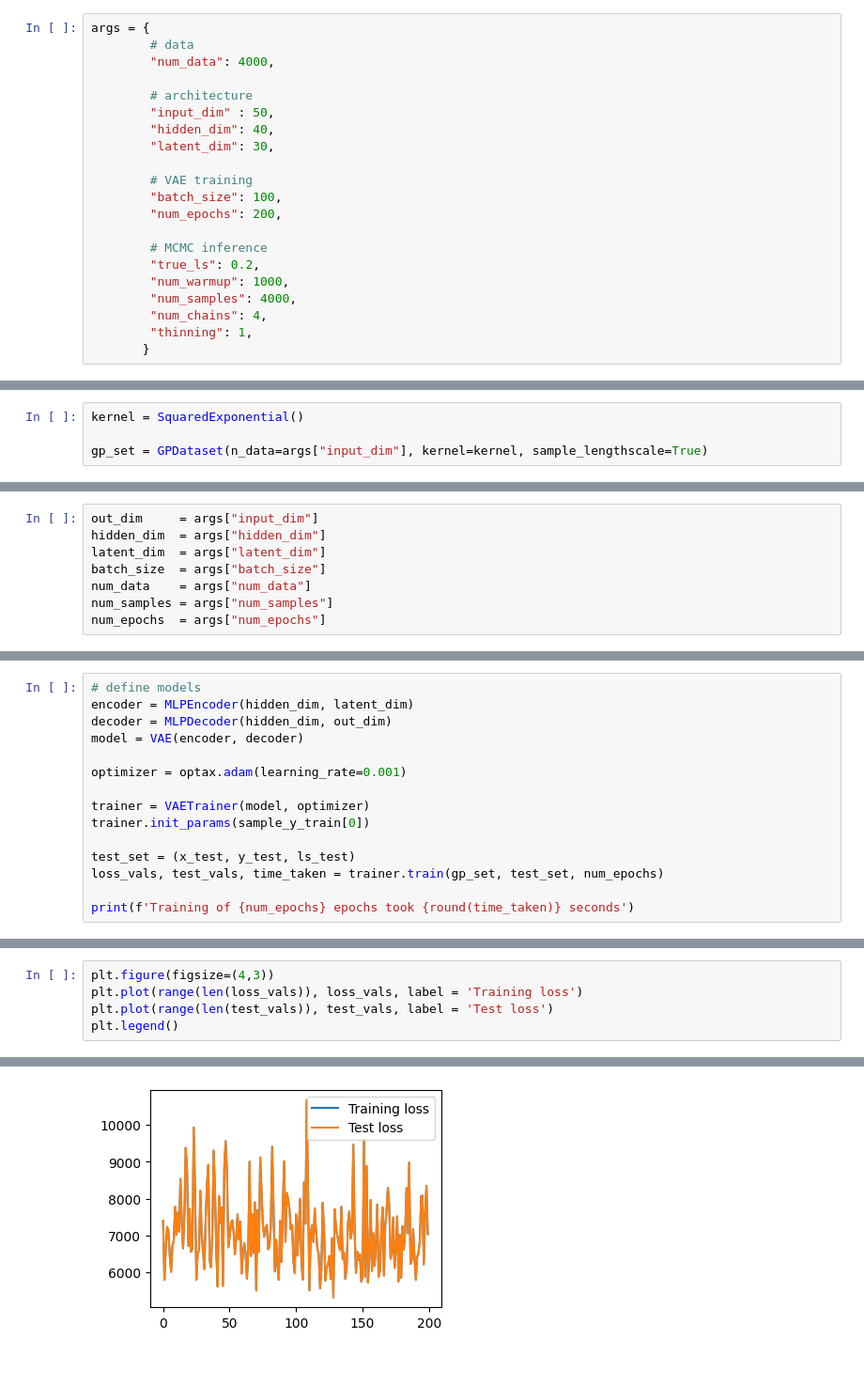
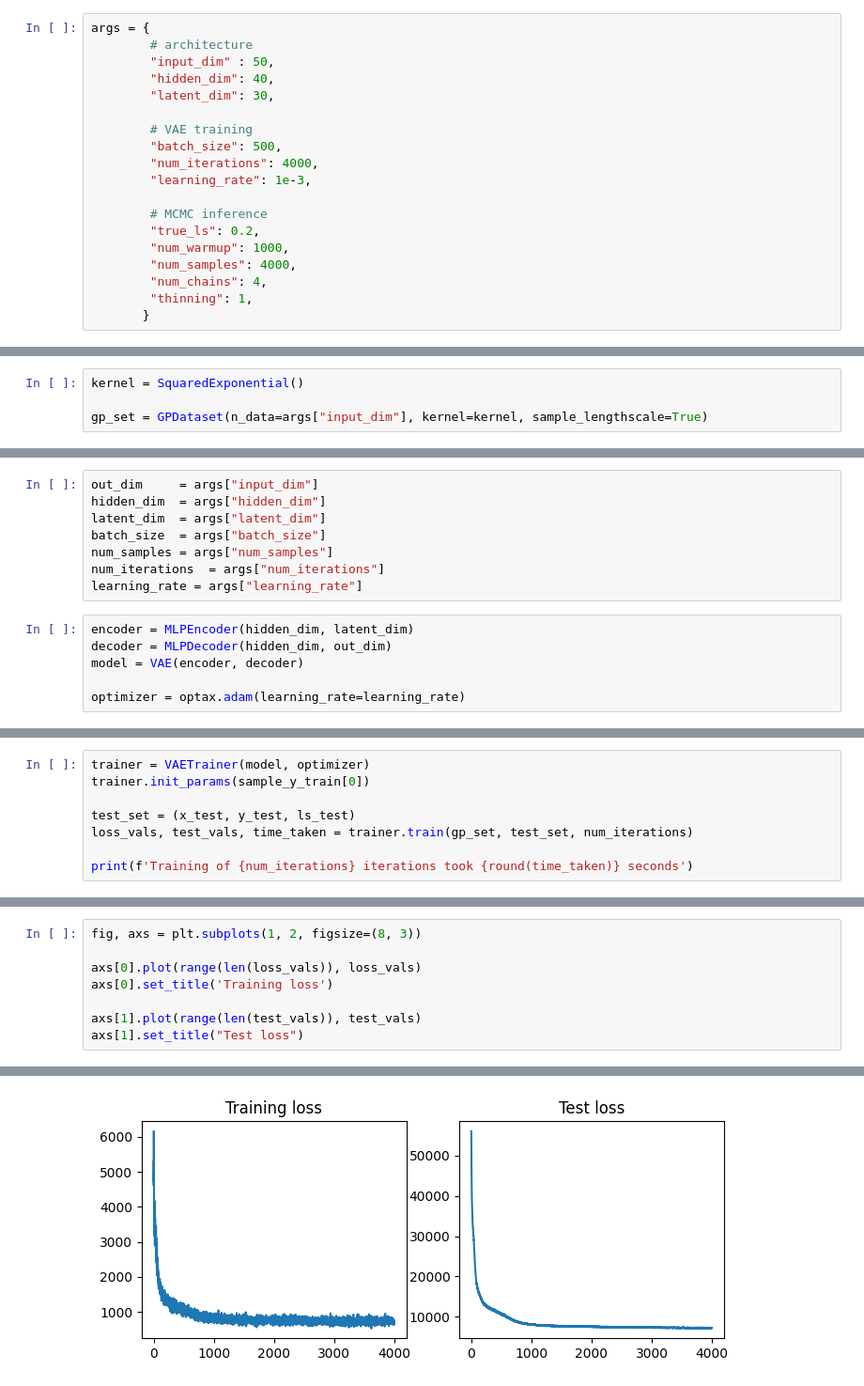
Before and after one commit to elizavetasemenova/PriorCVAE_JAX, a Jupyter notebook: examples/GP-PriorVAE.ipynb, the cells around one changed output, grey strips where cells are left out. Shown at 94% size. Saved outputs shown, nothing was run; the diff lists cells and outputs as text.

```diff
--- a/examples/GP-PriorVAE.ipynb
+++ b/examples/GP-PriorVAE.ipynb
@@ -29,16 +29,14 @@ config.update("jax_enable_x64", True)
 # %%
 args = {
-        # data
-        "num_data": 4000,
-
         # architecture
         "input_dim" : 50,
         "hidden_dim": 40,
         "latent_dim": 30,
 
         # VAE training
-        "batch_size": 100,
-        "num_epochs": 200,
+        "batch_size": 500,
+        "num_iterations": 4000,
+        "learning_rate": 1e-3,
 
         # MCMC inference
         "true_ls": 0.2,
@@ -91,7 +92,13 @@ out_dim     = args["input_dim"]
 hidden_dim  = args["hidden_dim"]
 latent_dim  = args["latent_dim"]
 batch_size  = args["batch_size"]
-num_data    = args["num_data"]
 num_samples = args["num_samples"]
-num_epochs  = args["num_epochs"]
+num_iterations  = args["num_iterations"]
+learning_rate = args["learning_rate"]
+# %%
+encoder = MLPEncoder(hidden_dim, latent_dim)
+decoder = MLPDecoder(hidden_dim, out_dim)
+model = VAE(encoder, decoder)
+
+optimizer = optax.adam(learning_rate=learning_rate)
 # %% [markdown]
@@ -99,16 +108,9 @@ num_epochs  = args["num_epochs"]
 # %%
-# define models
-encoder = MLPEncoder(hidden_dim, latent_dim)
-decoder = MLPDecoder(hidden_dim, out_dim)
-model = VAE(encoder, decoder)
-
-optimizer = optax.adam(learning_rate=0.001)
-
 trainer = VAETrainer(model, optimizer)
 trainer.init_params(sample_y_train[0])
 
 test_set = (x_test, y_test, ls_test)
-loss_vals, test_vals, time_taken = trainer.train(gp_set, test_set, num_epochs)
+loss_vals, test_vals, time_taken = trainer.train(gp_set, test_set, num_iterations)
 
-print(f'Training of {num_epochs} epochs took {round(time_taken)} seconds')
+print(f'Training of {num_iterations} iterations took {round(time_taken)} seconds')
 # %% [output]
@@ -132,6 +134,9 @@ Training of 200 epochs took 43 seconds
 # %%
-plt.figure(figsize=(4,3))
-plt.plot(range(len(loss_vals)), loss_vals, label = 'Training loss')
-plt.plot(range(len(test_vals)), test_vals, label = 'Test loss')
-plt.legend()
+fig, axs = plt.subplots(1, 2, figsize=(8, 3))
+
+axs[0].plot(range(len(loss_vals)), loss_vals)
+axs[0].set_title('Training loss')
+
+axs[1].plot(range(len(test_vals)), test_vals)
+axs[1].set_title("Test loss")
 # %% [output]
@@ -139,2 +144,2 @@ plt.legend()
-[figure, old version]
+[figure, new version]
 # %% [markdown]
```
Also changed, not shown: parts of 21 cells of this notebook, 2 other files.
